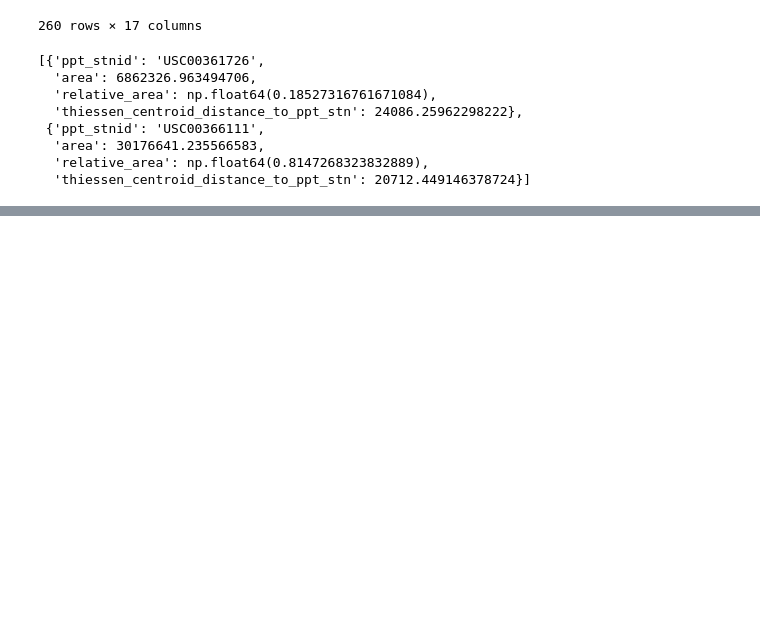
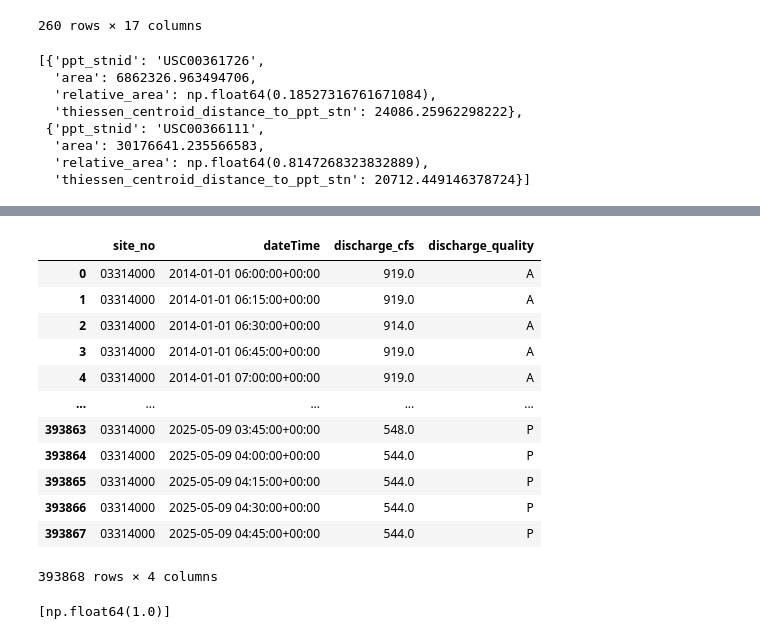
Before and after one commit to vpalvesalan/ML-ModClark-IUH-Model, a Jupyter notebook: notebooks/preprocessing/10_voronoi_polygons.ipynb, the cells around one changed output, grey strips where cells are left out. Drawn from its saved outputs; the diff is of its cells as text; code cells hidden in the pictures; blank space fills up the shorter version.

```diff
--- a/notebooks/preprocessing/10_voronoi_polygons.ipynb
+++ b/notebooks/preprocessing/10_voronoi_polygons.ipynb
@@ -385,0 +393,53 @@ intersecting_thiessen_list[2].plot(
+# %%
+# Define paths
+streamflow_data_dir = project_root_path / 'data/bronze/tabular/streamflow'
+
+# Define variables
+tabular_data_dict = dict()
+err_log = []
+
+# Loop through each watershed and load and clean corresponding streamflow and precipitation data
+for watershed in intersecting_thiessen_list:
+
+    # Get metadata for the watershed
+    id = watershed['stnid'].iloc[0]
+    dict_data = watershed['intersecting_ppt_info'].iloc[0]
+    ppt_ids = [id['ppt_stnid'] for id in watershed['intersecting_ppt_info'].iloc[0]]
+    stn_weight = [d['relative_area'] for d in watershed['intersecting_ppt_info'].iloc[0]]
+
+    # Load tabular streamflow data for the watershed
+    streamflow_path = streamflow_data_dir / f'streamflow_{id}.parquet'
+    if not streamflow_path.exists():
+        err_log.append((f"Streamflow data for watershed not found", id))
+        continue
+    streamflow_df = pd.read_parquet(streamflow_path)
+
+    df = pd.DataFrame()
+
+    for  sntid, weight in zip(ppt_ids, stn_weight):
+        df = pd.concat([df, ppt_gdf[ppt_gdf['StnID'] == sntid]], ignore_index=True)
+        df.at[df.index[-1], 'weight'] = weight
+
+
+
+    break
+# %%
+streamflow_df
+# %% [output]
+|  | site_no | dateTime | discharge_cfs | discharge_quality |
+| 0 | 03314000 | 2014-01-01 06:00:00+00:00 | 919.0 | A |
+| 1 | 03314000 | 2014-01-01 06:15:00+00:00 | 919.0 | A |
+| 2 | 03314000 | 2014-01-01 06:30:00+00:00 | 914.0 | A |
+| 3 | 03314000 | 2014-01-01 06:45:00+00:00 | 919.0 | A |
+| 4 | 03314000 | 2014-01-01 07:00:00+00:00 | 919.0 | A |
+| ... | ... | ... | ... | ... |
+| 393863 | 03314000 | 2025-05-09 03:45:00+00:00 | 548.0 | P |
+| 393864 | 03314000 | 2025-05-09 04:00:00+00:00 | 544.0 | P |
+| 393865 | 03314000 | 2025-05-09 04:15:00+00:00 | 544.0 | P |
+| 393866 | 03314000 | 2025-05-09 04:30:00+00:00 | 544.0 | P |
+| 393867 | 03314000 | 2025-05-09 04:45:00+00:00 | 544.0 | P |
+393868 rows × 4 columns
+# %%
+stn_weight
+# %% [output]
+[np.float64(1.0)]
```
Also changed, not shown: parts of 5 cells of this notebook.
